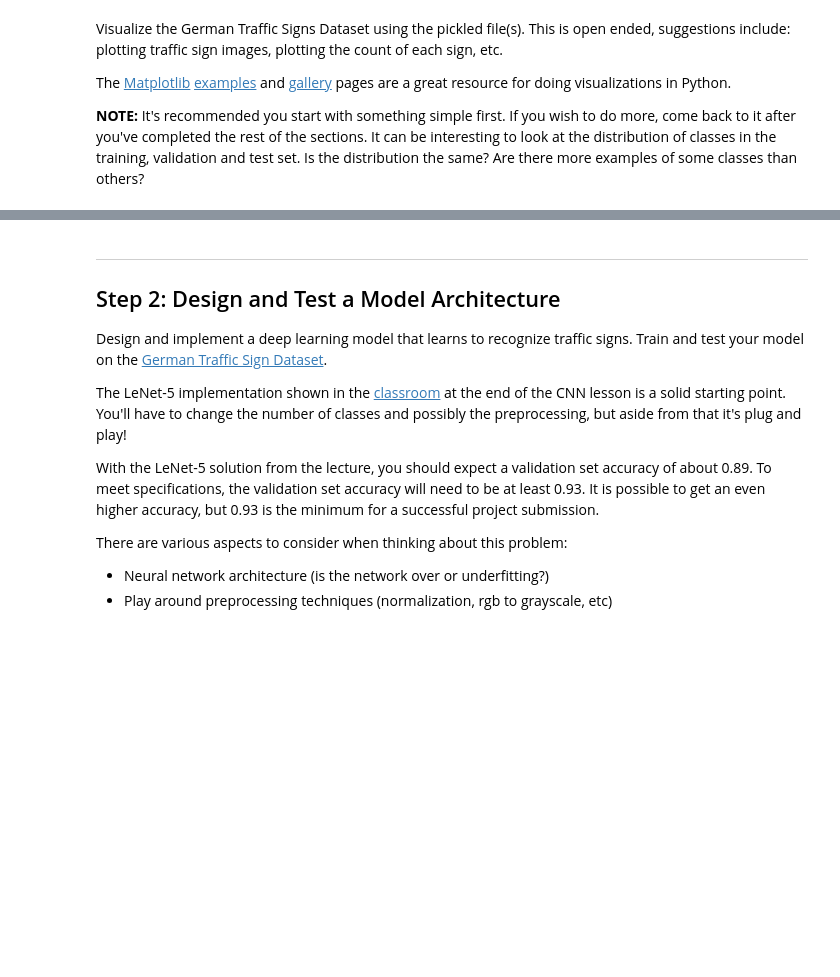
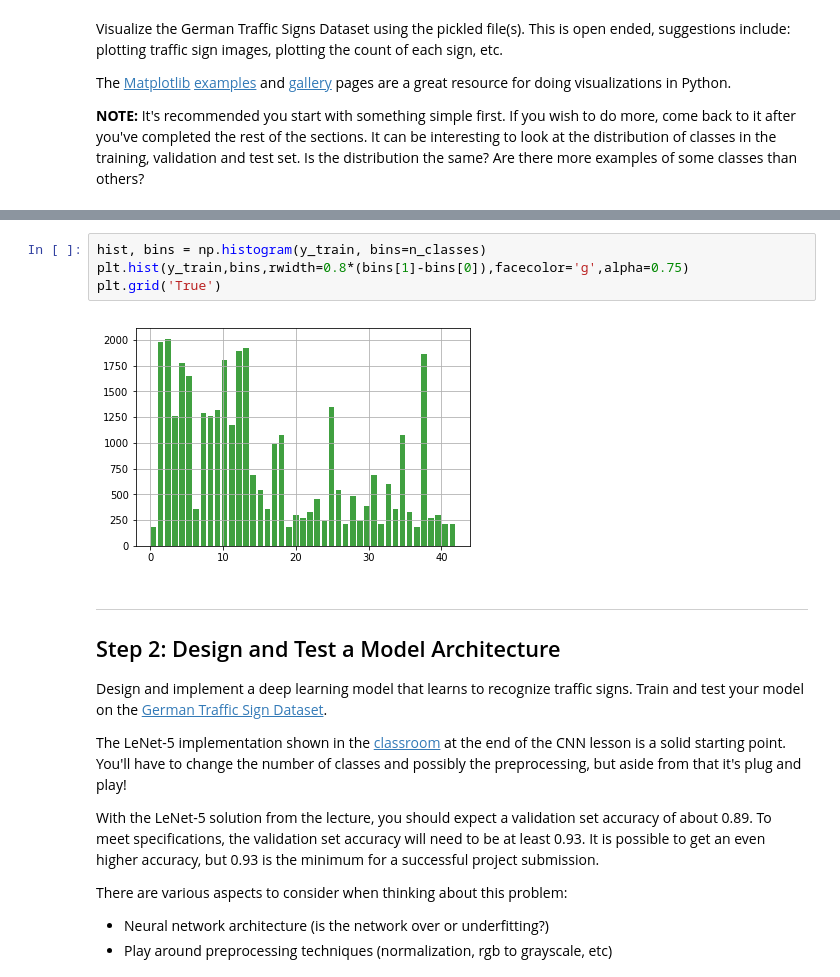
Before and after one commit to Vencentlp/UDACITY_Project2, a Jupyter notebook: Traffic_Sign_Classifier.ipynb, the cells around one changed output, grey strips where cells are left out. Cells and saved outputs as stored; diff of their text form; blank space fills up the shorter version.

```diff
--- a/Traffic_Sign_Classifier.ipynb
+++ b/Traffic_Sign_Classifier.ipynb
@@ -111,3 +114,9 @@ print(y_train[index])
+# %%
+hist, bins = np.histogram(y_train, bins=n_classes)
+plt.hist(y_train,bins,rwidth=0.8*(bins[1]-bins[0]),facecolor='g',alpha=0.75)
+plt.grid('True')
+# %% [output]
+[figure, added]
 # %% [markdown]
 ----
 
```
Also changed, not shown: parts of 9 cells of this notebook, 9 other files.
